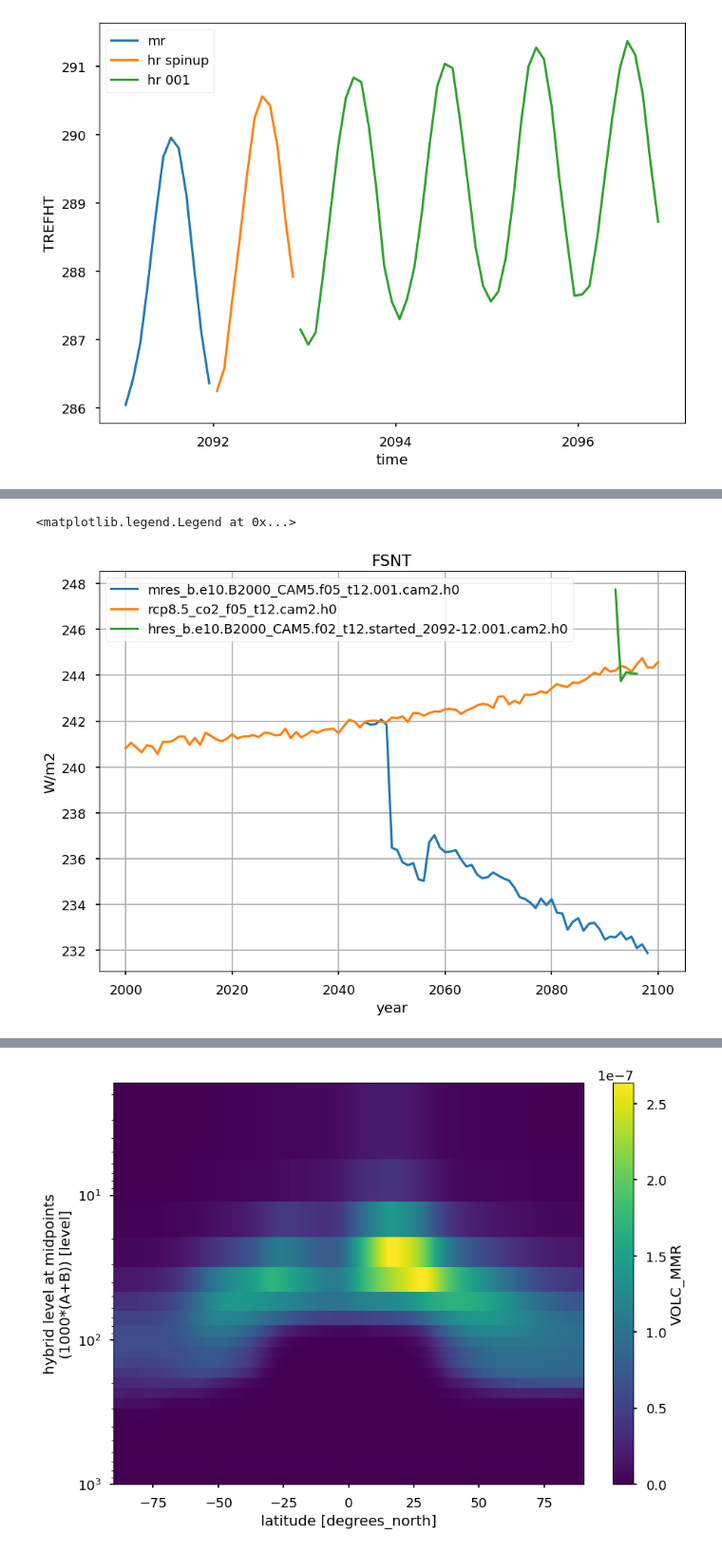
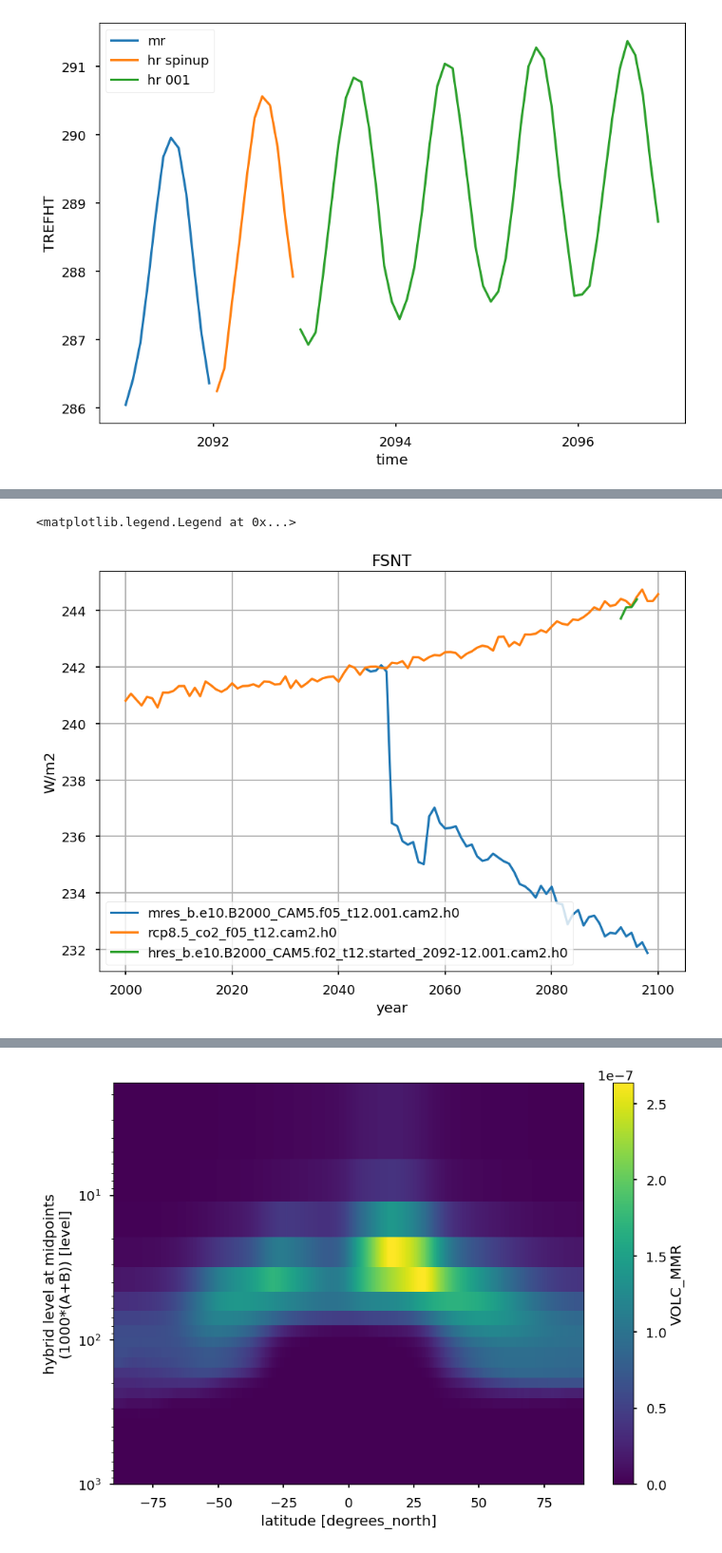
Before and after one commit to JdeJong96/sai-git, a Jupyter notebook: sai/jupyter/hres_check_14aug.ipynb, the cells around one changed output, grey strips where cells are left out. Shown at 95% size. Saved outputs shown, nothing was run; the diff lists cells and outputs as text; code cells hidden in the pictures.

```diff
--- a/sai/jupyter/hres_check_14aug.ipynb
+++ b/sai/jupyter/hres_check_14aug.ipynb
@@ -154,5 +150,6 @@ cam = {
     'hr3': center_time(xr.open_mfdataset(camhrg(3), data_vars='minimal', coords='minimal', compat='override')),
     'hr4': center_time(xr.open_mfdataset(camhrg(4), data_vars='minimal', coords='minimal', compat='override')),
     'hr5': center_time(xr.open_mfdataset(camhrg(5), data_vars='minimal', coords='minimal', compat='override')),
+    'hrs': center_time(xr.open_mfdataset(camhrs, data_vars='minimal', coords='minimal', compat='override')),
 }
 # %% [output]
@@ -161,5 +158,3 @@ Wall time: 4min 26s
-# %%
-cam['hrs'] = center_time(xr.open_mfdataset(camhrs, data_vars='minimal', coords='minimal', compat='override'))
 # %%
 ice = {
     'cnt': center_time(xr.open_mfdataset(icec)),
@@ -239,6 +245,6 @@ Y = {
     'cnt':(wmean(cam['cnt'][VAR], cam['cnt'].gw, ('lat','lon'), keep_attrs=True).
            groupby('time.year').mean(keep_attrs=True).compute()),
     'hr1':(wmean(cam['hr1'][VAR], cam['hr1'].gw, ('lat','lon'), keep_attrs=True).
-           groupby('time.year').mean(keep_attrs=True).compute()),
+           rolling(time=12, center=True).mean('time').isel(time=slice(6,-1,12)).compute()),
 }
 # %% [output]
@@ -247,11 +253,11 @@ Wall time: 1min 10s
 # %%
 # Plot time series
 plt.plot(Y['geo'].year, Y['geo'], label='.'.join(os.path.basename(camg).split('.')[:-2]))
 plt.plot(Y['cnt'].year, Y['cnt'], label='.'.join(os.path.basename(camc).split('.')[:-2]))
-plt.plot(Y['hr1'].year, Y['hr1'], label='.'.join(os.path.basename(camhrg(1)).split('.')[:-2]))
+plt.plot(Y['hr1'].time.dt.year, Y['hr1'], label='.'.join(os.path.basename(camhrg(1)).split('.')[:-2]))
 plt.grid()
 plt.title(VAR); plt.ylabel(Y['geo'].units); plt.xlabel('year')
-plt.legend()
+plt.legend(loc='lower left')
 # %% [output]
 <matplotlib.legend.Legend at 0x...>
-[figure, old version]
+[figure, new version]
```
Also changed, not shown: parts of 6 cells of this notebook.
